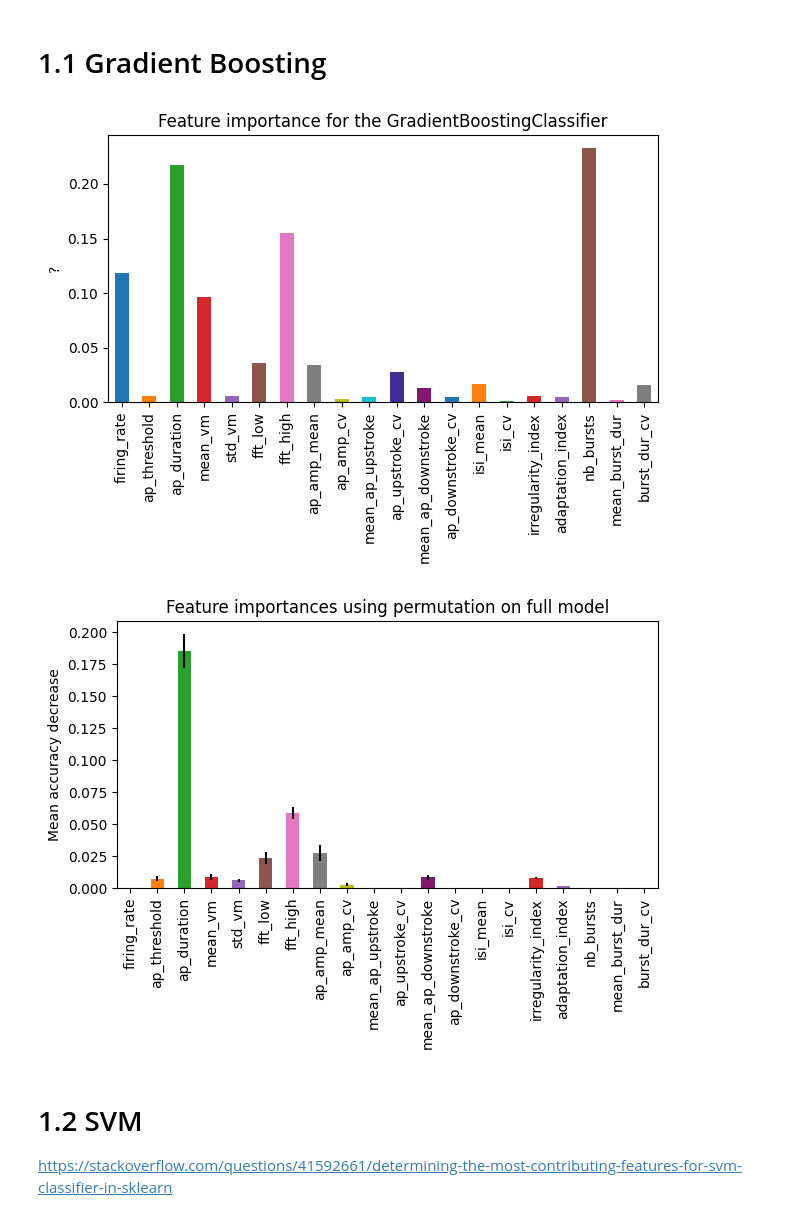
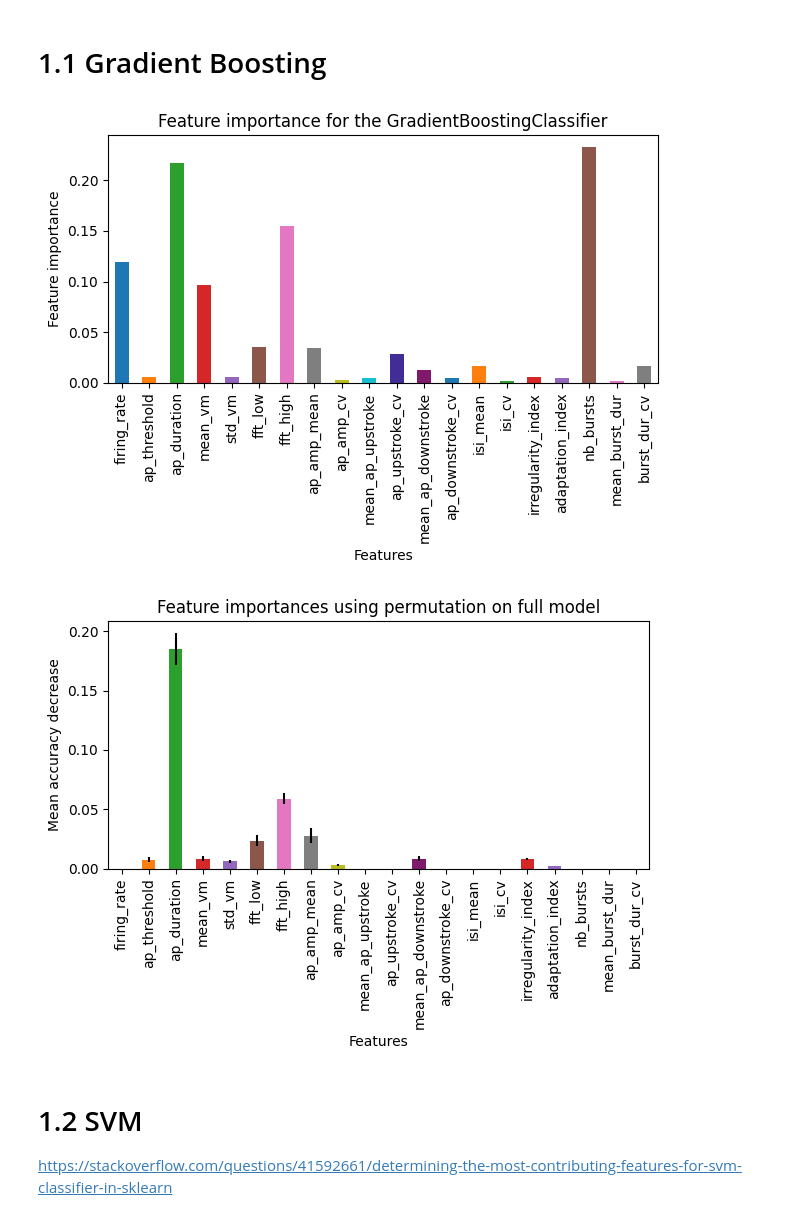
Before and after one commit to mariscoglio/bio482_cell_classifier, a Jupyter notebook: model_interpretability.ipynb, the cells around one changed output. Saved outputs shown, nothing was run; the diff lists cells and outputs as text; code cells hidden in the pictures.

Commit message:
Trying to make plots

```diff
--- a/model_interpretability.ipynb
+++ b/model_interpretability.ipynb
@@ -188,25 +188,27 @@ fig, ax = plt.subplots()
 gb_impotances = pd.Series(gbclf_pipe.named_steps.clf.feature_importances_, index=gbclf_pipe.named_steps.clf.feature_names_in_)
 gb_impotances.plot.bar(ax=ax, color=colors)
 ax.set_title(f"Feature importance for the GradientBoostingClassifier")
-ax.set_ylabel("Feature ")
+ax.set_ylabel("Feature importance")
+ax.set_xlabel("Features")
 fig.tight_layout()
 plt.show()
 plt.show()
 # %% [output]
-[figure, old version]
+[figure, new version]
 # %%
 result = permutation_importance(
     gbclf_pipe.named_steps.clf, preprocessing_pipe.fit_transform(X), y, n_repeats=10, random_state=42, n_jobs=2, sample_weight=raw_predictors_free_whisking["cell_type"].apply(lambda x : class_weights[x])
 )
 gb_importances = pd.Series(result.importances_mean, index=gbclf_pipe.named_steps.clf.feature_names_in_)
 fig, ax = plt.subplots()
 gb_importances.plot.bar(yerr=result.importances_std, ax=ax, color=colors)
 ax.set_title("Feature importances using permutation on full model")
 ax.set_ylabel("Mean accuracy decrease")
+ax.set_xlabel("Features")
 fig.tight_layout()
 plt.show()
 # %% [output]
-[figure, old version]
+[figure, new version]
 # %% [markdown]
 # 1.2 SVM
 
```
Also changed, not shown: parts of 8 cells of this notebook.
